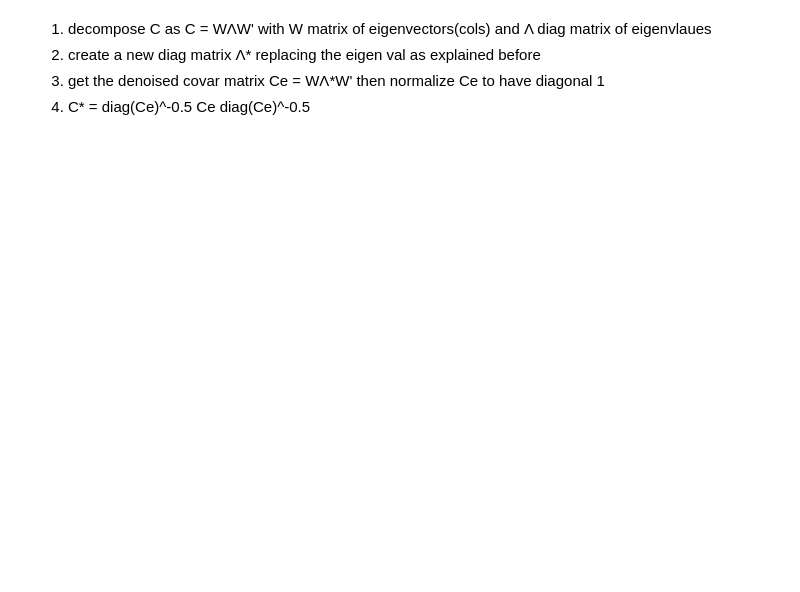
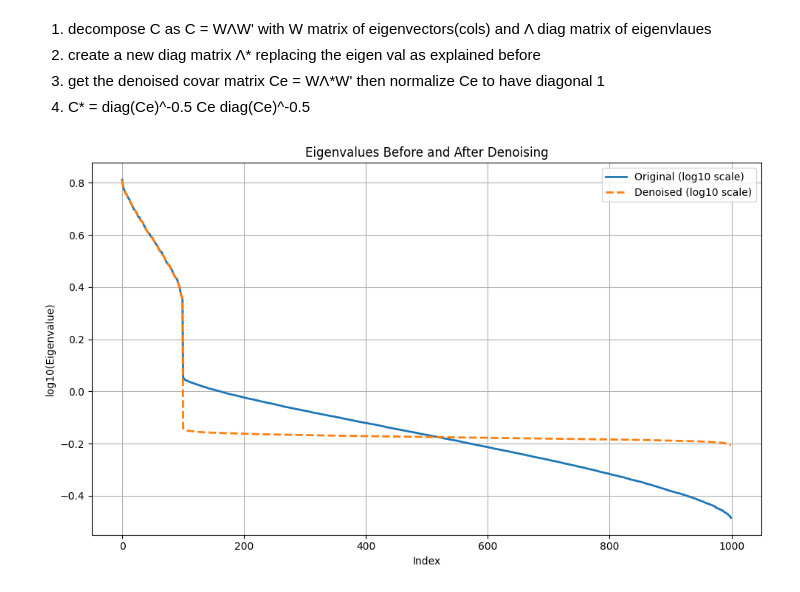
Before and after one commit to dgalassi99/quant-lab, a Jupyter notebook: 00_books/Machine_Learning_for_Asset_Managers.ipynb, the cells around one changed output. Cells and saved outputs as stored; diff of their text form; code cells hidden in the pictures; blank space fills up the shorter version.

```diff
--- a/00_books/Machine_Learning_for_Asset_Managers.ipynb
+++ b/00_books/Machine_Learning_for_Asset_Managers.ipynb
@@ -256,3 +256,20 @@ def denoisedCorr(eVal,eVec,nFacts):
 #---------------------------------------------------
 corr1=denoisedCorr(eVal0,eVec0,nFacts0)
 eVal1,eVec1=getPCA(corr1)
+# %%
+eval0_plot = np.diag(eVal0)
+eval1_plot = np.diag(eVal1)
+# %%
+plt.figure(figsize=(10, 6))
+plt.plot(np.log10(eval0_plot), label='Original (log10 scale)', linewidth=2,)
+plt.plot(np.log10(eval1_plot), label='Denoised (log10 scale)', linewidth=2,linestyle='--')
+
+plt.title('Eigenvalues Before and After Denoising')
+plt.xlabel('Index')
+plt.ylabel('log10(Eigenvalue)')
+plt.legend()
+plt.grid(True)
+plt.tight_layout()
+plt.show()
+# %% [output]
+[figure, added]
```
Also changed, not shown: parts of 42 cells of this notebook.
